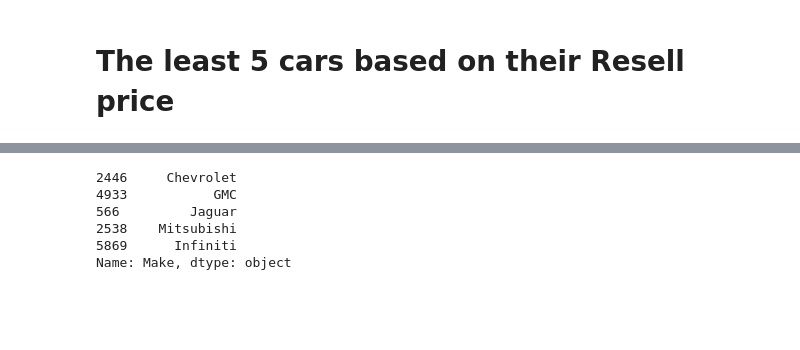
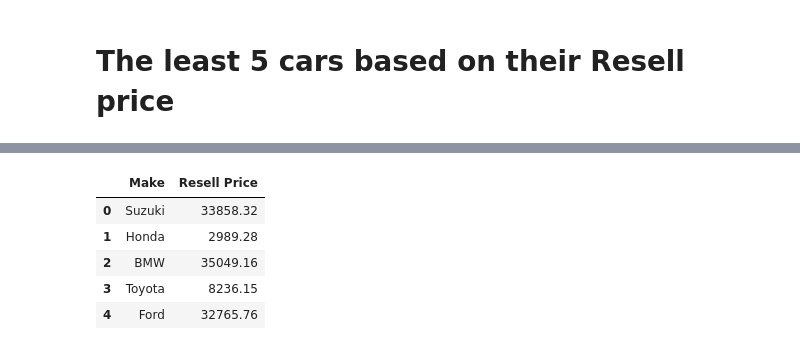
Before and after one commit to arunkspty/ICTACADEMY, a Jupyter notebook: aks_Case Study 1.ipynb, the cells around one changed output, grey strips where cells are left out. Cells and saved outputs as stored; diff of their text form; code cells hidden in the pictures; blank space fills up the shorter version.

```diff
--- a/aks_Case Study 1.ipynb
+++ b/aks_Case Study 1.ipynb
@@ -72,11 +73,12 @@ l2
 | 2538 | Mitsubishi | 3000GT | Thia | Female | Female | 25 | well-modulated | China | Yanweigang | ... |
 | 5869 | Infiniti | G37 | Sonny | Male | Male | 20 | optimizing | France | Clermont-Ferrand | ... |
 # %%
-l2.loc[:,"Make"].head(5)
+l2=data[['Make','Resell Price']].head(5)
+l2
 # %% [output]
-2446     Chevrolet
-4933           GMC
-566         Jaguar
-2538    Mitsubishi
-5869      Infiniti
-Name: Make, dtype: object
+|  | Make | Resell Price |
+| 0 | Suzuki | 33858.32 |
+| 1 | Honda | 2989.28 |
+| 2 | BMW | 35049.16 |
+| 3 | Toyota | 8236.15 |
+| 4 | Ford | 32765.76 |
```
Also changed, not shown: parts of 1 cell of this notebook.
